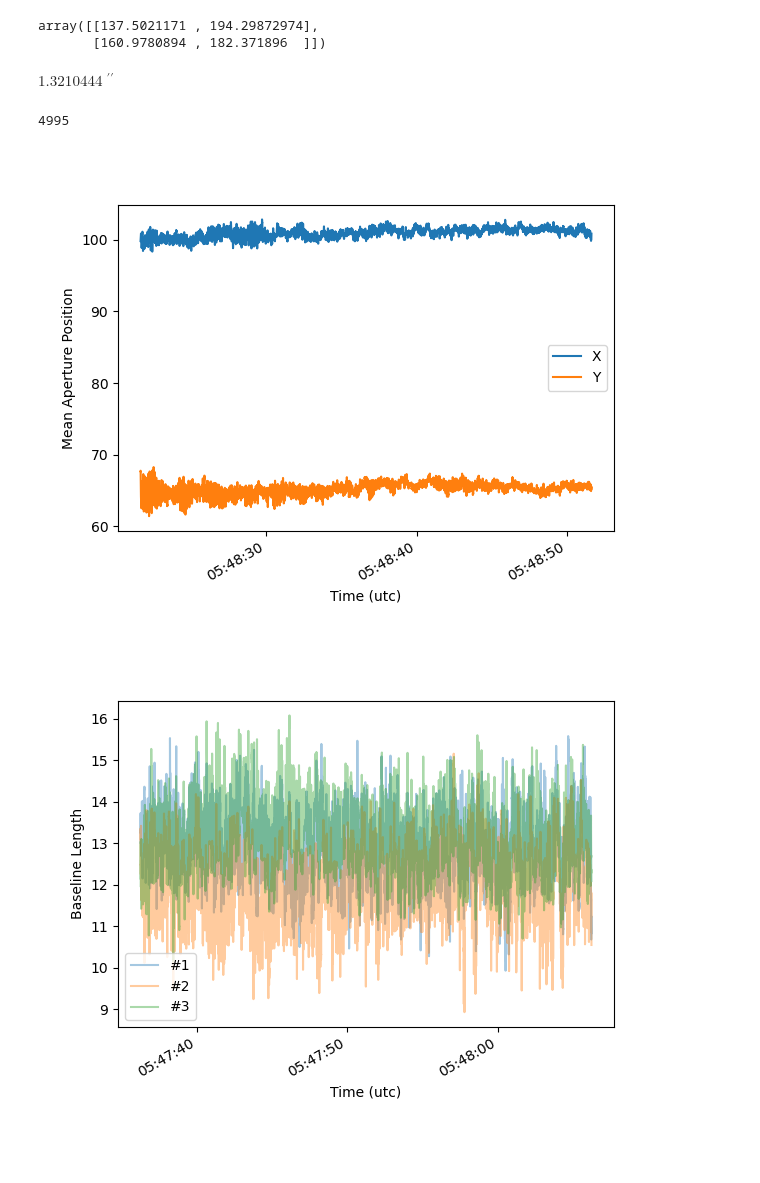
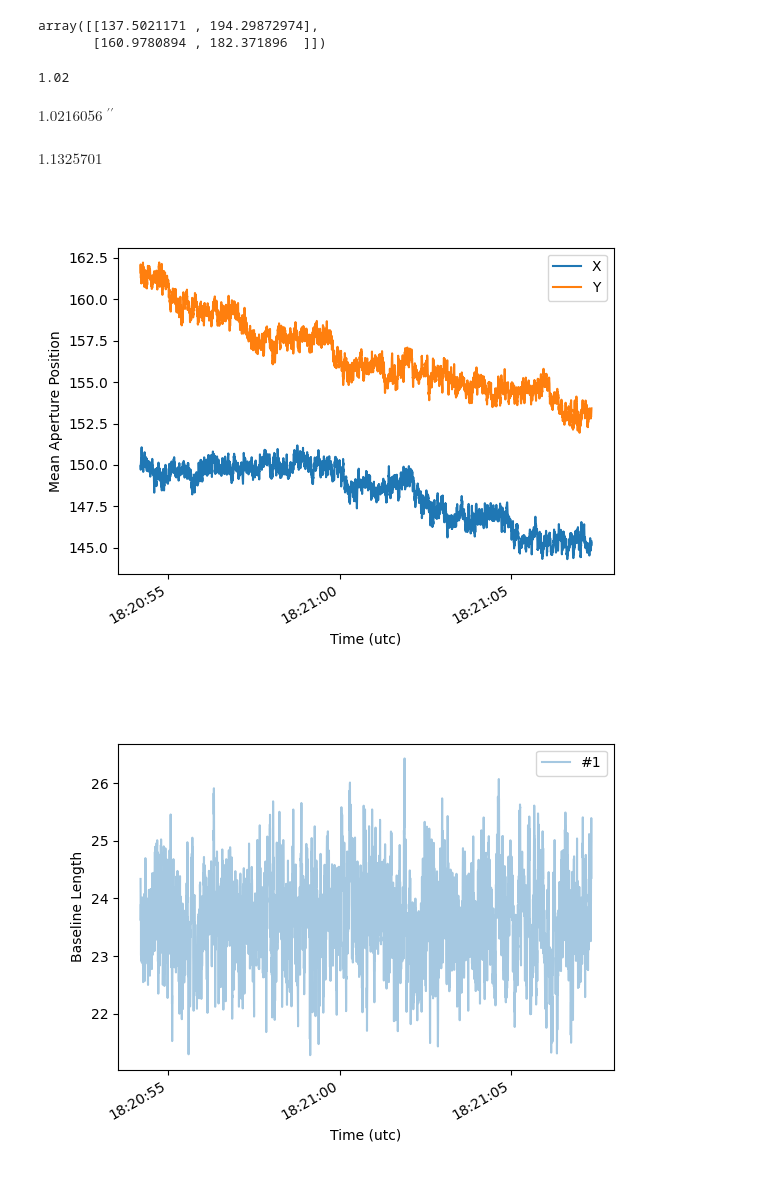
Before and after one commit to tepickering/ser_utils, a Jupyter notebook: notebooks/dimm_dev.ipynb, the cells around one changed output. Drawn from its saved outputs; the diff is of its cells as text; code cells hidden in the pictures; blank space fills up the shorter version.

Commit message:
refactor analyze_cube to return a dict of results and outputs

```diff
--- a/notebooks/dimm_dev.ipynb
+++ b/notebooks/dimm_dev.ipynb
@@ -37,8 +37,8 @@ np.sum(qe_tab["qe"] * qe_tab["wavelength"]) /np.sum(qe_tab["qe"])
 plt.close('all')
 # %%
 testfile = Path.home() / "SAAO/timdimm_data/indi_2023-06-24/indi_record_2023-06-24@18-21-31.ser"
-testfile = Path.home() / "SAAO/timdimm_data/indi_2023-06-24/indi_record_2023-06-24@18-18-32.ser"
-d = load_ser_file(testfile)
+#testfile = Path.home() / "SAAO/timdimm_data/indi_2023-06-24/indi_record_2023-06-24@18-18-32.ser"
+#d = load_ser_file(testfile)
 # %%
 d.keys()
 # %% [output]
@@ -56,36 +56,37 @@ ap_stats.centroid
 # %% [output]
 array([[137.5021171 , 194.29872974],
        [160.9780894 , 182.371896  ]])
-# %%
-ave_seeing, seeing_vals, baselines, apertures, frame_times, nbad, fig = analyze_dimm_cube(testfile, plot=False)
-ave_seeing
-# %% [output]
-$1.3210444 \; \mathrm{{}^{\prime\prime}}$
-# %%
-nbad
-# %% [output]
-4995
+# %%
+airmass = 1/np.cos(90 * u.deg - 62 * u.deg)
+results = analyze_dimm_cube(testfile, airmass=airmass, plot=False)
+print(f'{results["seeing"].value:.2f}')
+results["seeing"]
+# %% [output]
+1.02
+$1.0216056 \; \mathrm{{}^{\prime\prime}}$
+# %%
+airmass
+# %% [output]
+$1.1325701 \; \mathrm{}$
 # %%
 fig, ax = plt.subplots()
-ax.plot(frame_times, apertures[0], label='X')
-ax.plot(frame_times, apertures[1], label='Y')
+ax.plot(results["frame_times"], results["aperture_positions"][0], label='X')
+ax.plot(results["frame_times"], results["aperture_positions"][1], label='Y')
 ax.xaxis.set_major_formatter(mdates.DateFormatter('%H:%M:%S'))
 ax.set_ylabel("Mean Aperture Position")
 plt.gcf().autofmt_xdate()
 plt.legend()
 plt.show()
 # %% [output]
-[figure, old version]
+[figure, new version]
 # %%
 fig, ax = plt.subplots()
-ax.plot(frame_times, baselines[0], label='#1', alpha=0.4)
-ax.plot(frame_times, baselines[1], label='#2', alpha=0.4)
-ax.plot(frame_times, baselines[2], label='#3', alpha=0.4)
+ax.plot(results["frame_times"], results["baseline_lengths"][0], label='#1', alpha=0.4)
 ax.xaxis.set_major_formatter(mdates.DateFormatter('%H:%M:%S'))
 ax.set_ylabel("Baseline Length")
 plt.gcf().autofmt_xdate()
 plt.legend()
 plt.show()
 # %% [output]
-[figure, old version]
+[figure, new version]
 # %%
```
Also changed, not shown: parts of 1 cell of this notebook, 1 other file.
